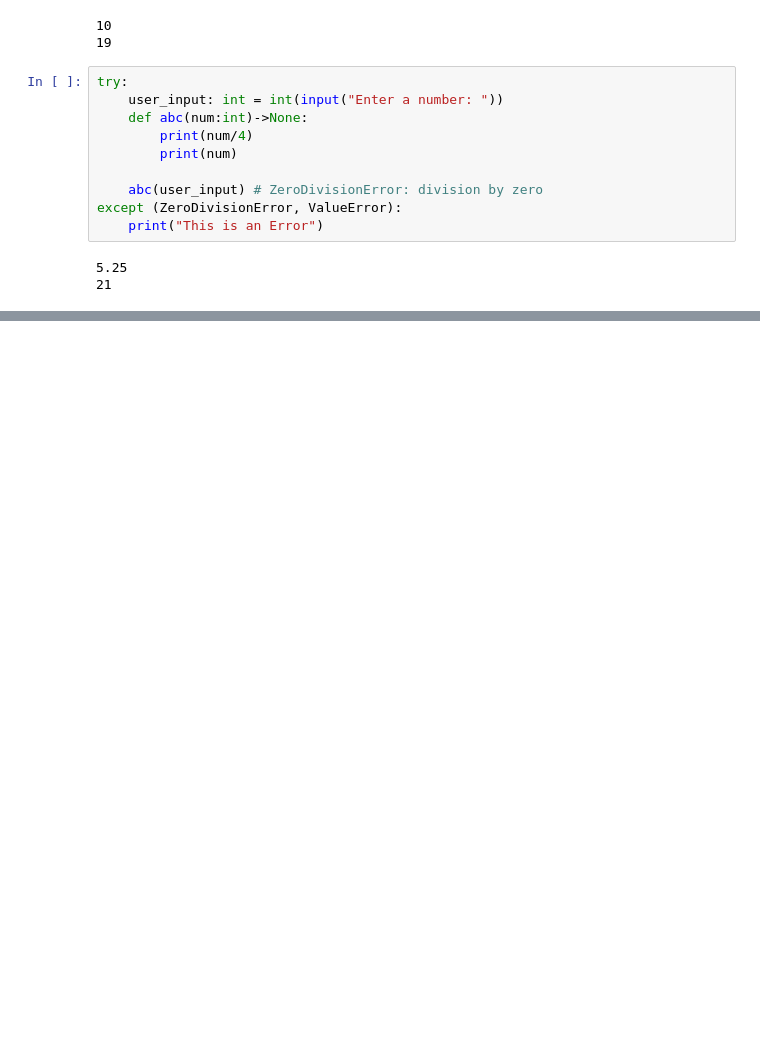
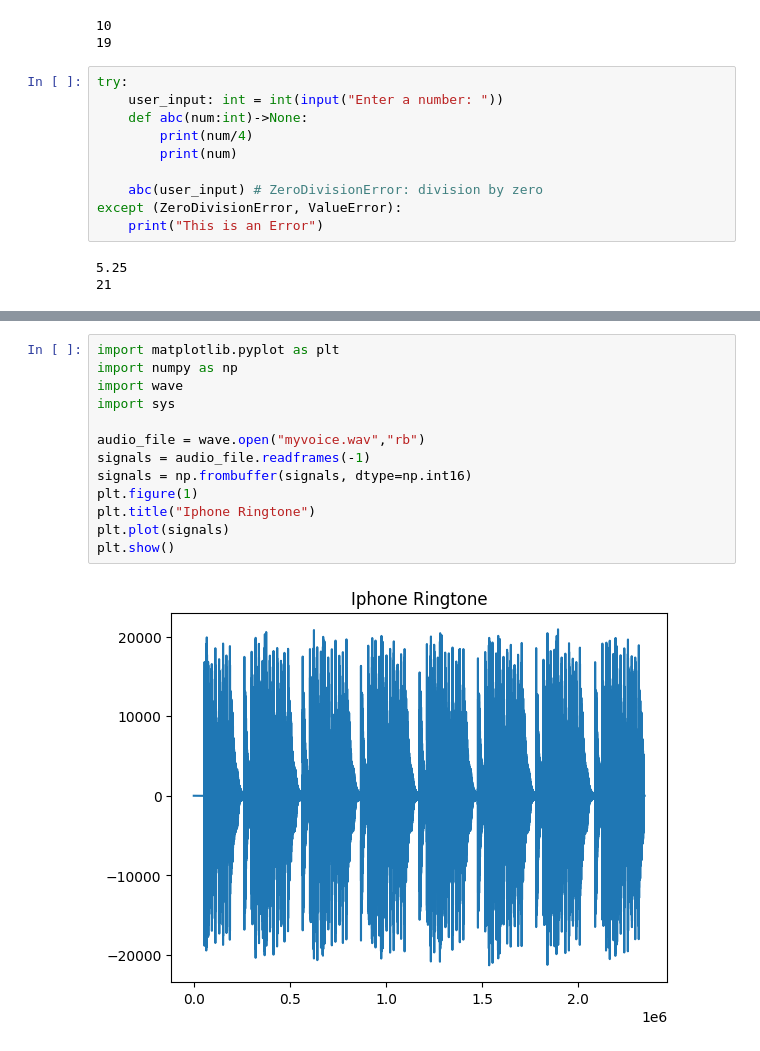
Before and after one commit to MuhammadAhsaanAbbasi/python_PracticeSession, a Jupyter notebook: class9/class9.ipynb, the cells around one changed output, grey strips where cells are left out. Cells and saved outputs as stored; diff of their text form; blank space fills up the shorter version.

```diff
--- a/class9/class9.ipynb
+++ b/class9/class9.ipynb
@@ -120,0 +262,15 @@ except (ZeroDivisionError, ValueError):
+# %%
+import matplotlib.pyplot as plt
+import numpy as np
+import wave
+import sys
+
+audio_file = wave.open("myvoice.wav","rb")
+signals = audio_file.readframes(-1)
+signals = np.frombuffer(signals, dtype=np.int16)
+plt.figure(1)
+plt.title("Iphone Ringtone")
+plt.plot(signals)
+plt.show()
+# %% [output]
+[figure, added]
```
Also changed, not shown: parts of 13 cells of this notebook, 15 other files.
